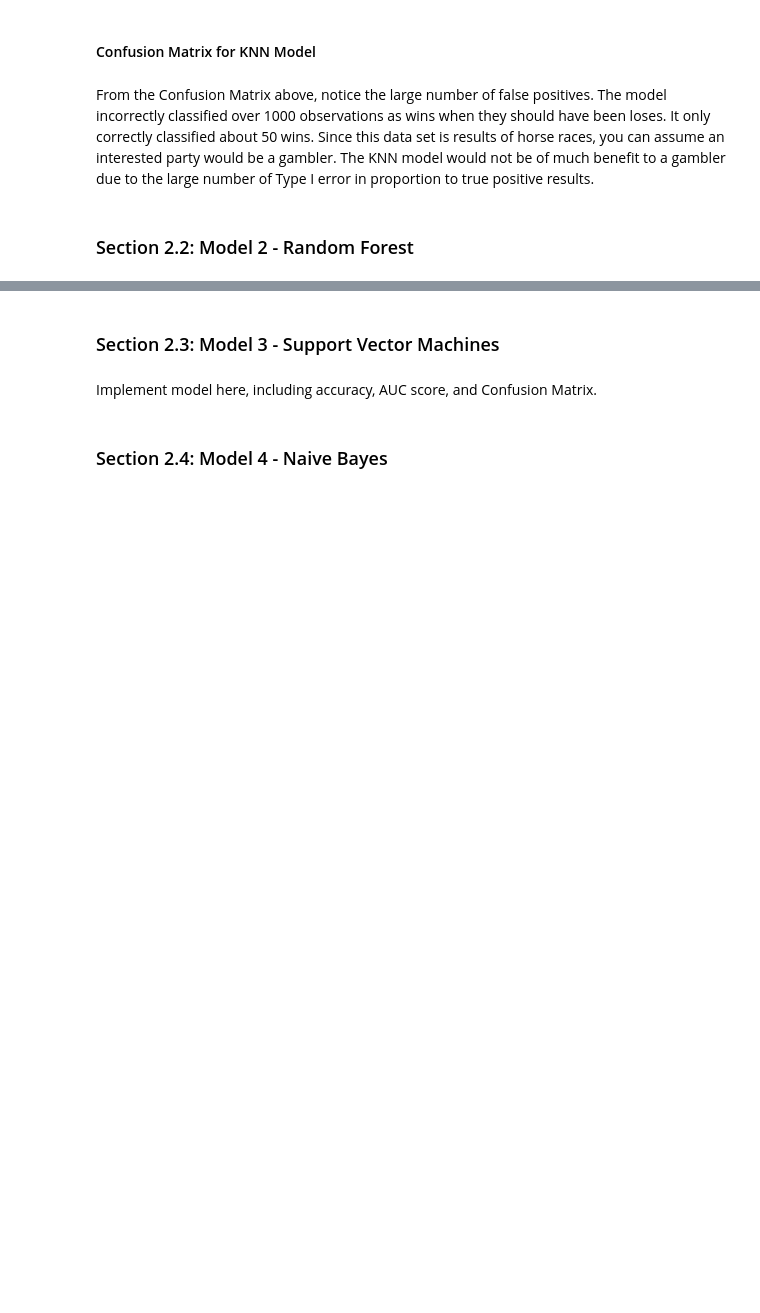
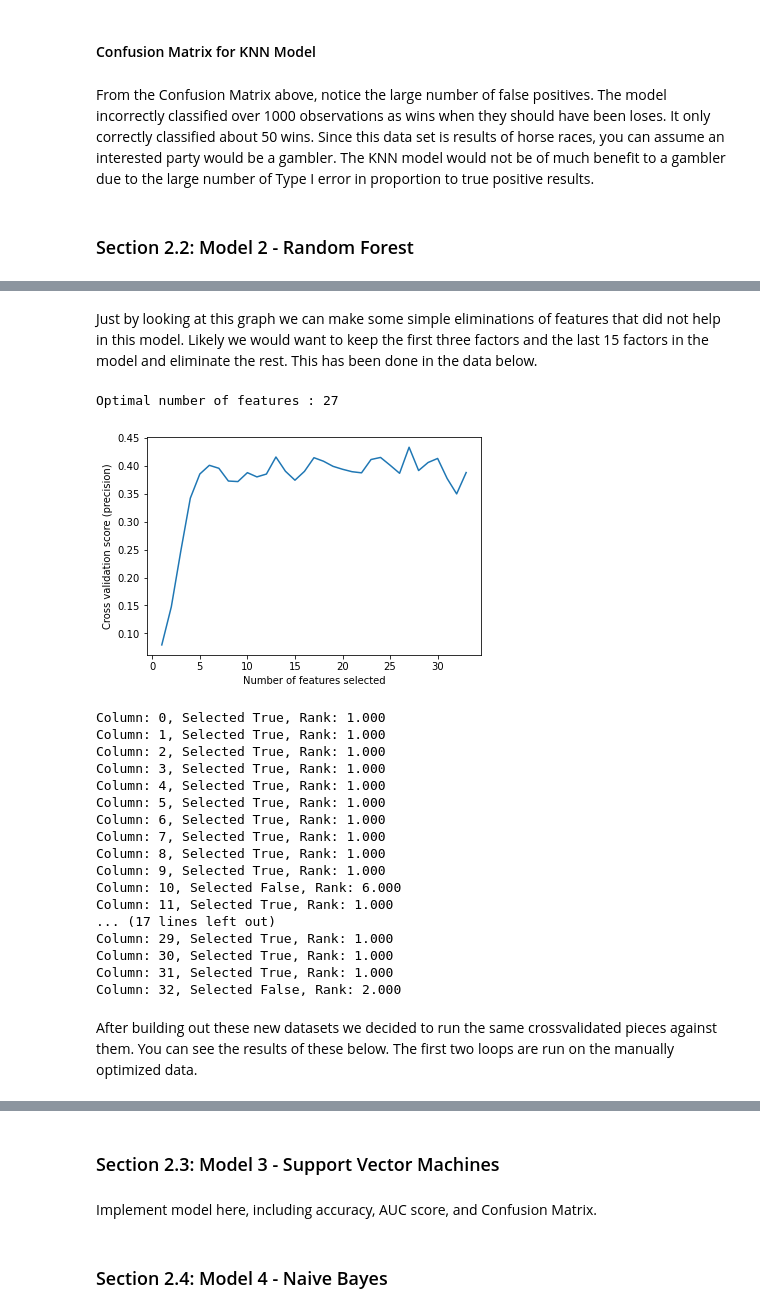
Before and after one commit to C-Stewart-GH/Hong_Kong_Horse_Racing_Project, a Jupyter notebook: Project2/Project 2 Group Book-Nathan.ipynb, the cells around one changed output, grey strips where cells are left out. Drawn from its saved outputs; the diff is of its cells as text; code cells hidden in the pictures; blank space fills up the shorter version.

```diff
--- a/Project2/Project 2 Group Book-Nathan.ipynb
+++ b/Project2/Project 2 Group Book-Nathan.ipynb
@@ -101,7 +115,3 @@ for trainidx, testidx in cv.split(runs_data,runs_target):
-# %%
-scl_obj = StandardScaler()
-X_train = scl_obj.fit_transform(X_train, y = None)
-X_test = scl_obj.transform(X_test, y = None)
 # %% [markdown]
 ### Section 2.1: Model 1 - K-Nearest Neighbors
 # %% [markdown]
@@ -216,0 +354,2 @@ Implement model here, including accuracy, AUC score, and Confusion Matrix.
+# %% [markdown]
+Just by looking at this graph we can make some simple eliminations of features that did not help in this model. Likely we would want to keep the first three factors and the last 15 factors in the model and eliminate the rest. This has been done in the data below.
@@ -216,0 +361,40 @@ Implement model here, including accuracy, AUC score, and Confusion Matrix.
+# %%
+#Recursive Feature Elimination
+min_features_to_select = 1  # Minimum number of features to consider
+rfecv = RFECV(estimator=clf_rf, step=1, cv=StratifiedKFold(2),
+              scoring='precision',
+              min_features_to_select=min_features_to_select)
+rfecv.fit(X_train, Y_train)
+
+print("Optimal number of features : %d" % rfecv.n_features_)
+
+# Plot number of features VS. cross-validation scores
+plt.figure()
+plt.xlabel("Number of features selected")
+plt.ylabel("Cross validation score (precision)")
+plt.plot(range(min_features_to_select,
+               len(rfecv.grid_scores_) + min_features_to_select),
+         rfecv.grid_scores_)
+plt.show()
+for i in range(X_train.shape[1]):
+    print('Column: %d, Selected %s, Rank: %.3f' % (i, rfecv.support_[i], rfecv.ranking_[i]))
+# %% [output]
+Optimal number of features : 27
+[figure, added]
+Column: 0, Selected True, Rank: 1.000
+Column: 1, Selected True, Rank: 1.000
+Column: 2, Selected True, Rank: 1.000
+Column: 3, Selected True, Rank: 1.000
+Column: 4, Selected True, Rank: 1.000
+Column: 5, Selected True, Rank: 1.000
+Column: 6, Selected True, Rank: 1.000
+Column: 7, Selected True, Rank: 1.000
+Column: 8, Selected True, Rank: 1.000
+Column: 9, Selected True, Rank: 1.000
+Column: 10, Selected False, Rank: 6.000
+Column: 11, Selected True, Rank: 1.000
+... (17 lines left out)
+Column: 29, Selected True, Rank: 1.000
+Column: 30, Selected True, Rank: 1.000
+Column: 31, Selected True, Rank: 1.000
+Column: 32, Selected False, Rank: 2.000
@@ -216,0 +404,2 @@ Implement model here, including accuracy, AUC score, and Confusion Matrix.
+# %% [markdown]
+After building out these new datasets we decided to run the same crossvalidated pieces against them. You can see the results of these below. The first two loops are run on the manually optimized data.
```
Also changed, not shown: parts of 45 cells of this notebook, 1 other file.
